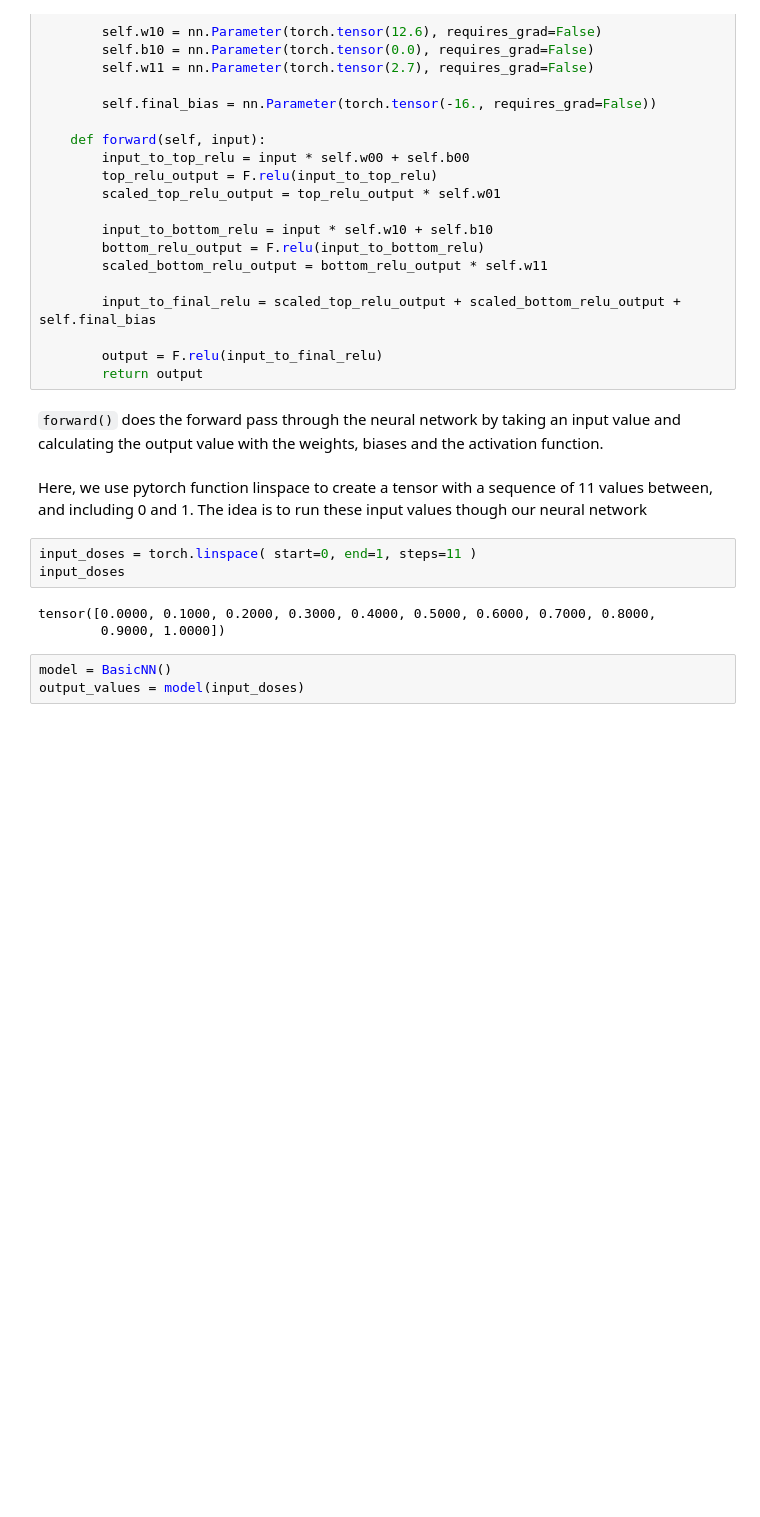
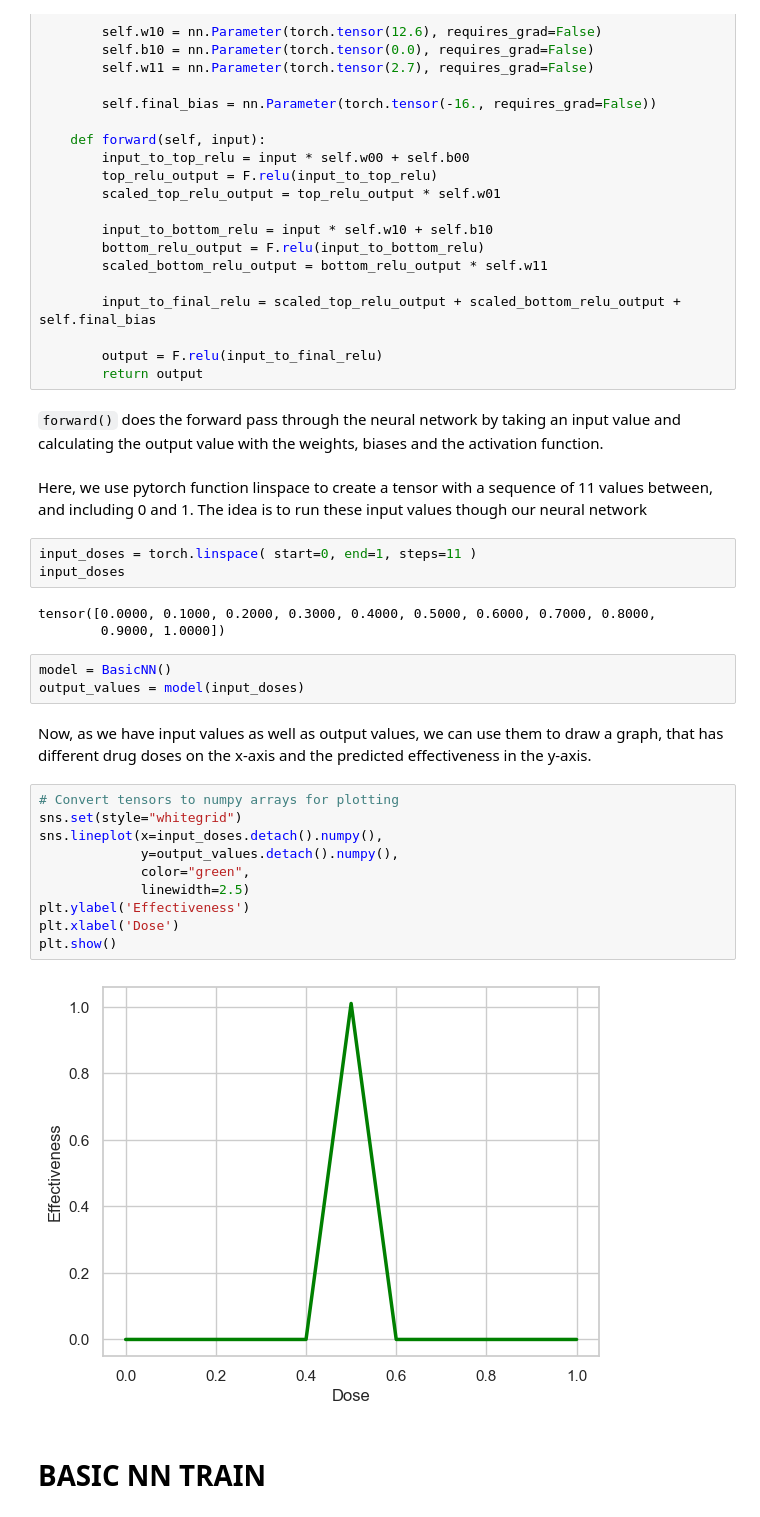
Before and after one commit to kcsanjeeb/AI_Codes, a Jupyter notebook: Neural-Network/basic-nn.ipynb, the cells around one changed output. Drawn from its saved outputs; the diff is of its cells as text; blank space fills up the shorter version.

Commit message:
basic nn

```diff
--- a/Neural-Network/basic-nn.ipynb
+++ b/Neural-Network/basic-nn.ipynb
@@ -51,3 +51,19 @@ tensor([0.0000, 0.1000, 0.2000, 0.3000, 0.4000, 0.5000, 0.6000, 0.7000, 0.8000,
 # %%
 model = BasicNN()
 output_values = model(input_doses)
+# %% [markdown]
+Now, as we have input values as well as output values, we can use them to draw a graph, that has different drug doses on the x-axis and the predicted effectiveness in the y-axis.
+# %%
+# Convert tensors to numpy arrays for plotting
+sns.set(style="whitegrid")
+sns.lineplot(x=input_doses.detach().numpy(),
+             y=output_values.detach().numpy(),
+             color="green",
+             linewidth=2.5)
+plt.ylabel('Effectiveness')
+plt.xlabel('Dose')
+plt.show()
+# %% [output]
+[figure, added]
+# %% [markdown]
+# BASIC NN TRAIN
```
Also changed, not shown: parts of 6 cells of this notebook.
